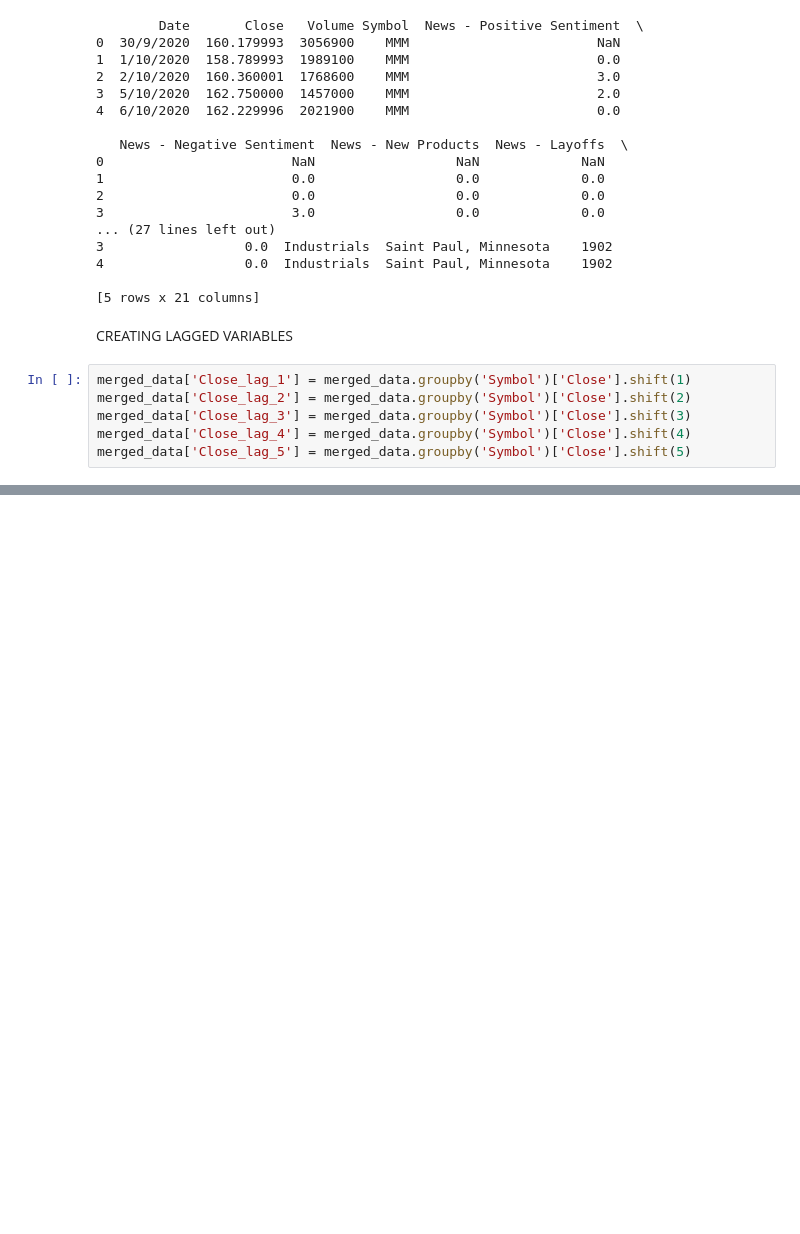
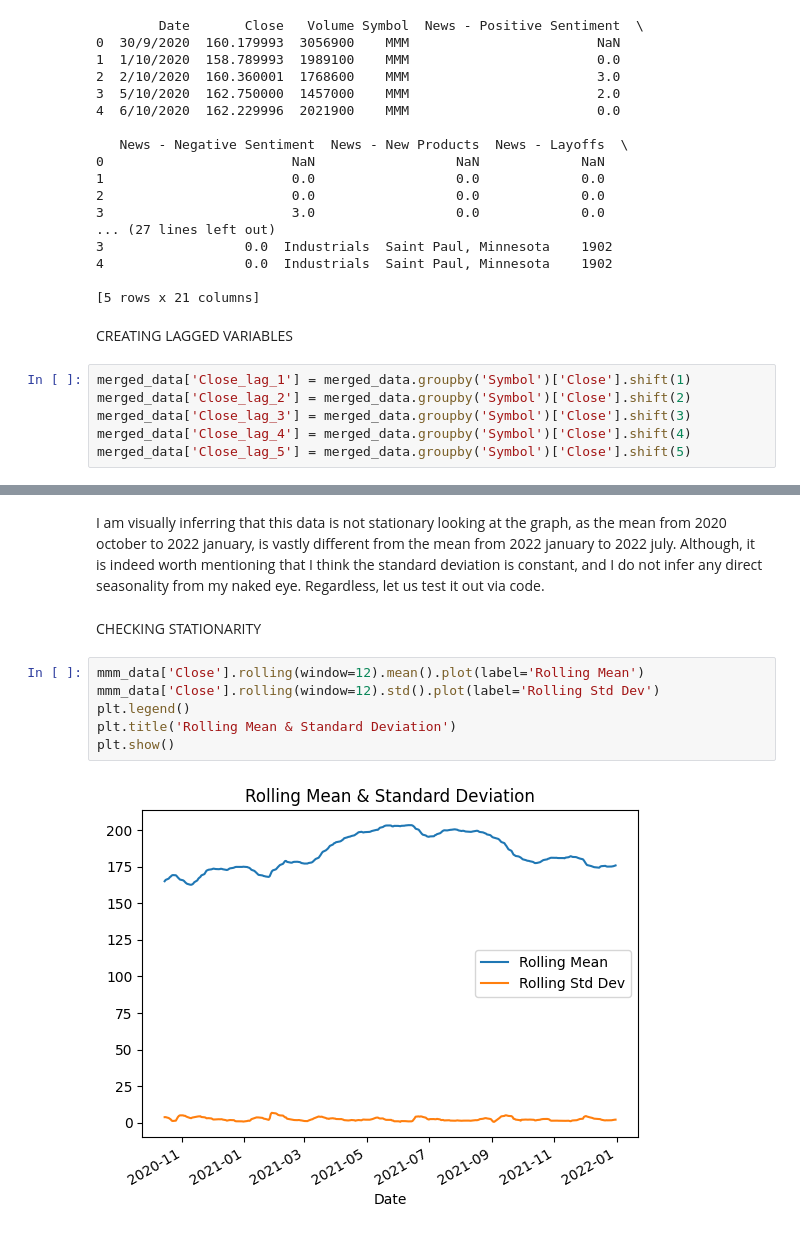
Before and after one commit to yothisisash/IT1244-Stock-Market, a Jupyter notebook: aswin.ipynb, the cells around one changed output, grey strips where cells are left out. Cells and saved outputs as stored; diff of their text form; blank space fills up the shorter version.

```diff
--- a/aswin.ipynb
+++ b/aswin.ipynb
@@ -96,0 +137,12 @@ merged_data['Close_lag_5'] = merged_data.groupby('Symbol')['Close'].shift(5)
+# %% [markdown]
+I am visually inferring that this data is not stationary looking at the graph, as the mean from 2020 october to 2022 january, is vastly different from the mean from 2022 january to 2022 july. Although, it is indeed worth mentioning that I think the standard deviation is constant, and I do not infer any direct seasonality from my naked eye. Regardless, let us test it out via code.
+# %% [markdown]
+CHECKING STATIONARITY
+# %%
+mmm_data['Close'].rolling(window=12).mean().plot(label='Rolling Mean')
+mmm_data['Close'].rolling(window=12).std().plot(label='Rolling Std Dev')
+plt.legend()
+plt.title('Rolling Mean & Standard Deviation')
+plt.show()
+# %% [output]
+[figure, added]
```
Also changed, not shown: parts of 30 cells of this notebook.
